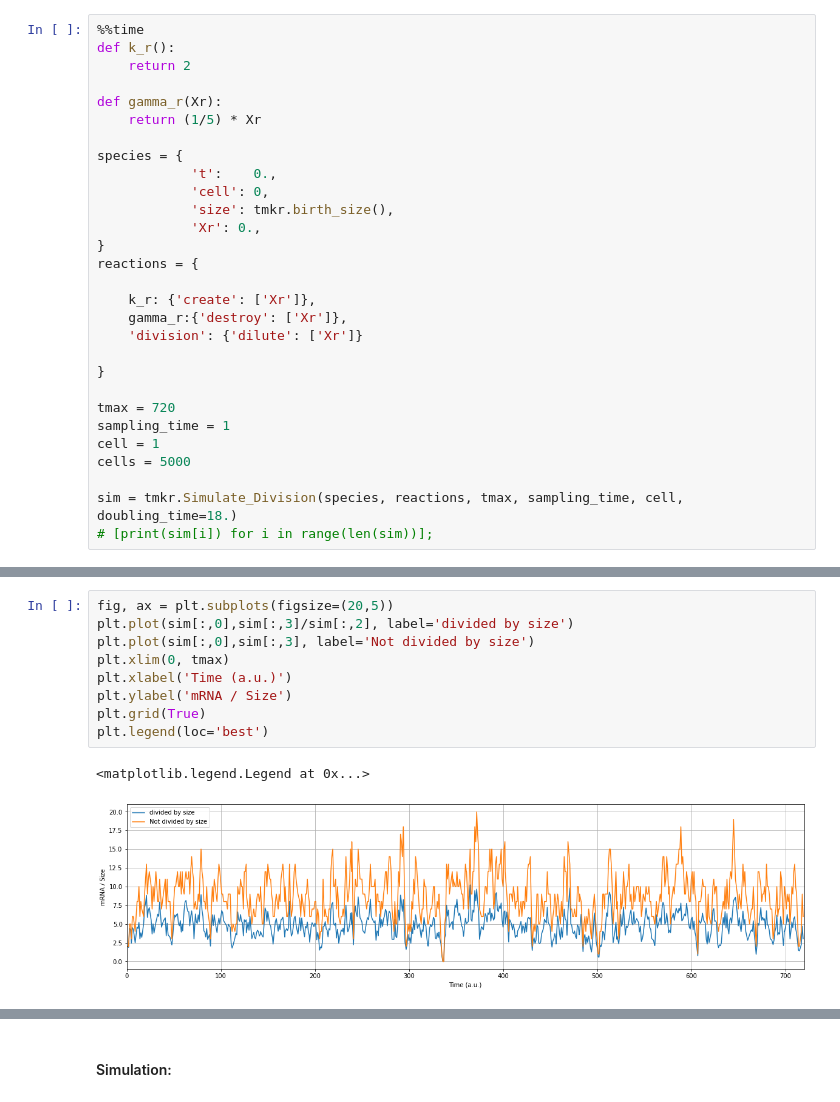
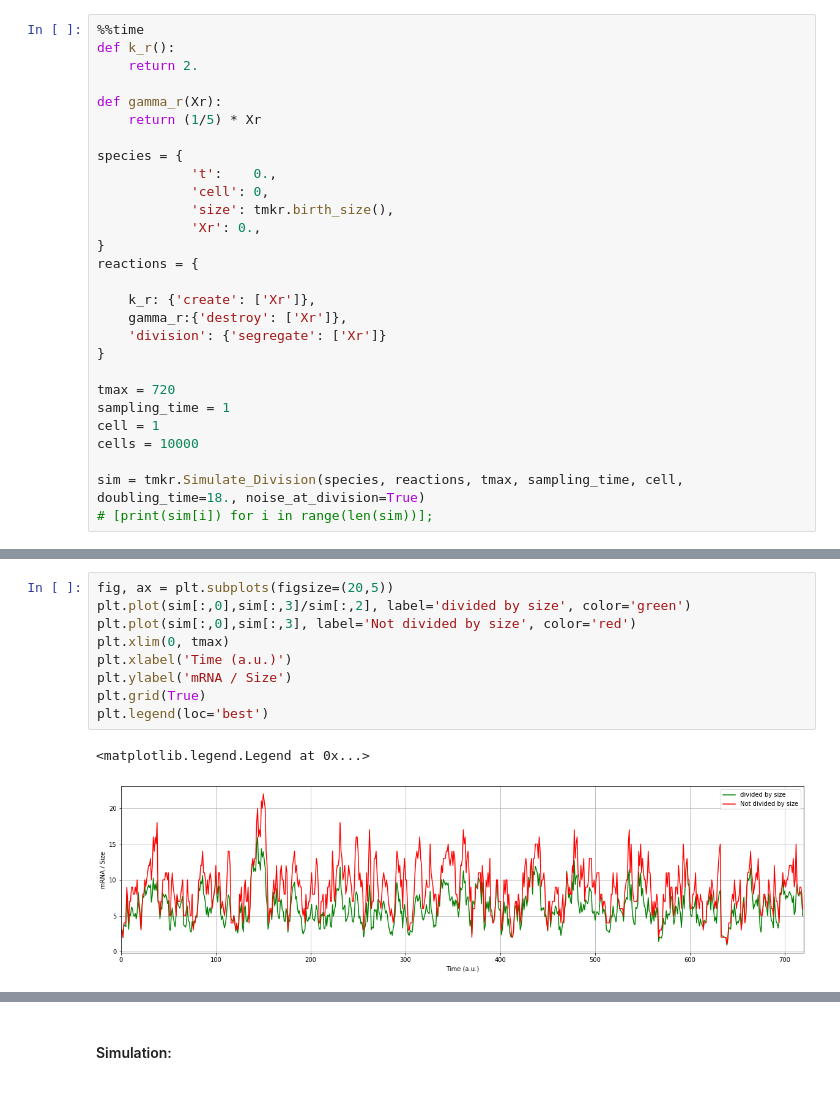
Before and after one commit to SergioPachonDotor/ToyMaker, a Jupyter notebook: Prototype/Testing.ipynb, the cells around one changed output, grey strips where cells are left out. Drawn from its saved outputs; the diff is of its cells as text.

```diff
--- a/Prototype/Testing.ipynb
+++ b/Prototype/Testing.ipynb
@@ -6,7 +8,7 @@ from tqdm import tqdm
 # %%
 %%time
 def k_r():
-    return 2
+    return 2.
 
 def gamma_r(Xr):
     return (1/5) * Xr
@@ -21,15 +23,14 @@ reactions = {
 
     k_r: {'create': ['Xr']},
     gamma_r:{'destroy': ['Xr']},
-    'division': {'dilute': ['Xr']}
-
+    'division': {'segregate': ['Xr']}
 }
 
 tmax = 720
 sampling_time = 1
 cell = 1
-cells = 5000
+cells = 10000
 
-sim = tmkr.Simulate_Division(species, reactions, tmax, sampling_time, cell, doubling_time=18.)
+sim = tmkr.Simulate_Division(species, reactions, tmax, sampling_time, cell, doubling_time=18., noise_at_division=True)
 # [print(sim[i]) for i in range(len(sim))];
 # %% [output]
@@ -38,13 +39,13 @@ Wall time: 77.8 ms
 # %%
 fig, ax = plt.subplots(figsize=(20,5))
-plt.plot(sim[:,0],sim[:,3]/sim[:,2], label='divided by size')
-plt.plot(sim[:,0],sim[:,3], label='Not divided by size')
+plt.plot(sim[:,0],sim[:,3]/sim[:,2], label='divided by size', color='green')
+plt.plot(sim[:,0],sim[:,3], label='Not divided by size', color='red')
 plt.xlim(0, tmax)
 plt.xlabel('Time (a.u.)')
 plt.ylabel('mRNA / Size')
 plt.grid(True)
 plt.legend(loc='best')
 # %% [output]
 <matplotlib.legend.Legend at 0x...>
-[figure, old version]
+[figure, new version]
 # %%
```
Also changed, not shown: parts of 19 cells of this notebook, 7 other files.
